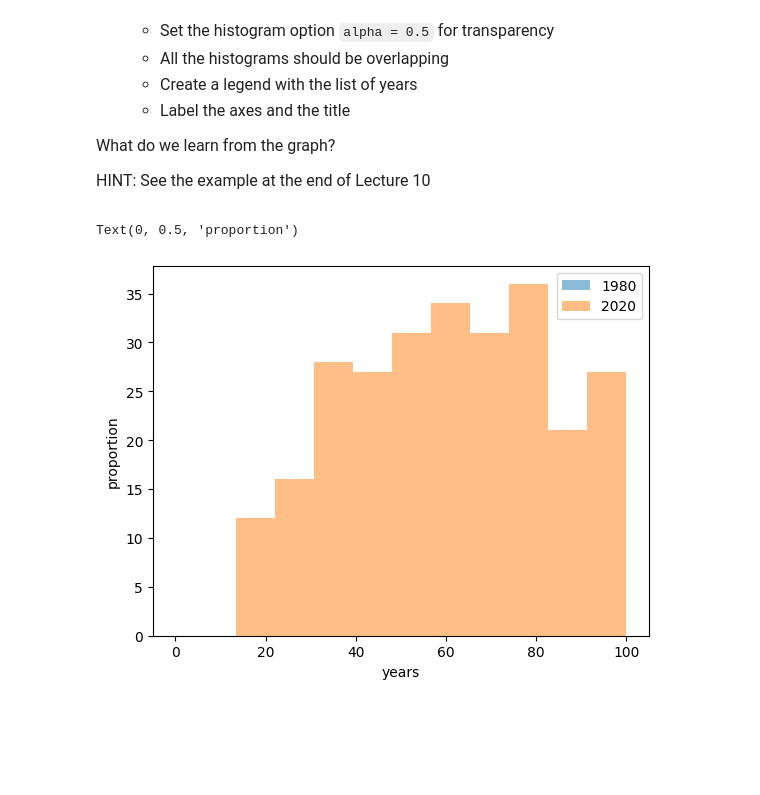
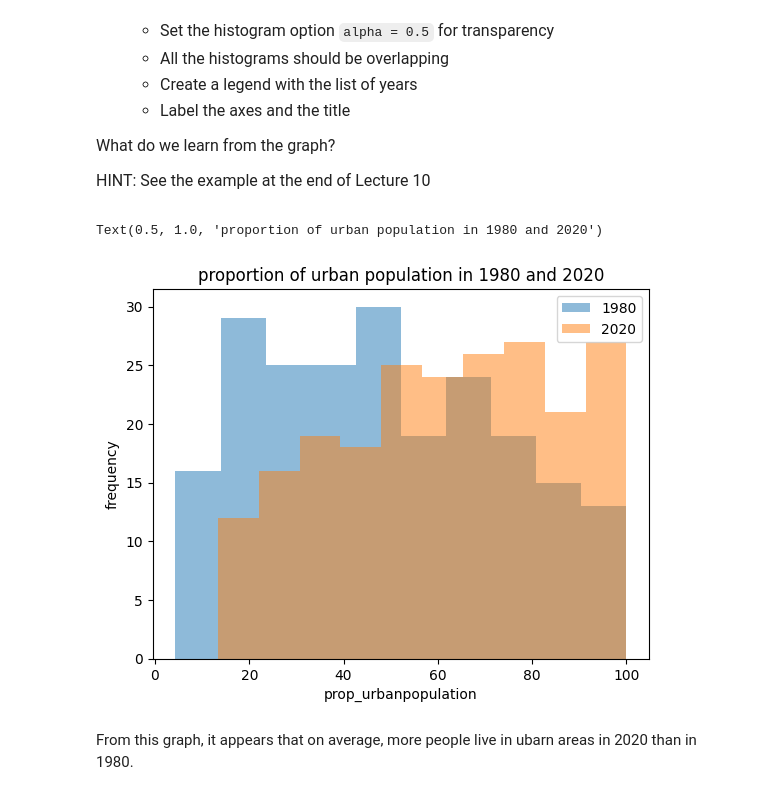
Before and after one commit to justingreenemory/qtm151spring2023, a Jupyter notebook: Assignment 6/Assignment 6/Assignment 6.ipynb, the cells around one changed output. Saved outputs shown, nothing was run; the diff lists cells and outputs as text; code cells hidden in the pictures; blank space fills up the shorter version.

```diff
--- a/Assignment 6/Assignment 6/Assignment 6.ipynb
+++ b/Assignment 6/Assignment 6/Assignment 6.ipynb
@@ -123,16 +136,19 @@ HINT: See the example at the end of Lecture 10
 # %%
 # Write your own code here
 
 urban=pd.read_csv("data/wdi_urban.csv")
-years=pd.unique(urban["year"])
+unique_years=pd.unique(urban["year"])
 
-for y in years:
-    temporarydataframe = wdi.query("year == @y")
+for  year in unique_years:
+    temporarydataframe = urban.query("year == @year")
     plt.hist(temporarydataframe["prop_urbanpopulation"],alpha = 0.5)
 
-plt.legend(labels = years)
-plt.xlabel("years")
-plt.ylabel("proportion")
+plt.legend(labels = unique_years)
+plt.xlabel("prop_urbanpopulation")
+plt.ylabel("frequency")
+plt.title("proportion of urban population in 1980 and 2020")
 # %% [output]
-Text(0, 0.5, 'proportion')
+Text(0.5, 1.0, 'proportion of urban population in 1980 and 2020')
-[figure, old version]
+[figure, new version]
+# %% [markdown]
+From this graph, it appears that on average, more people live in ubarn areas in 2020 than in 1980.
```
Also changed, not shown: parts of 1 cell of this notebook, 1 other file.
